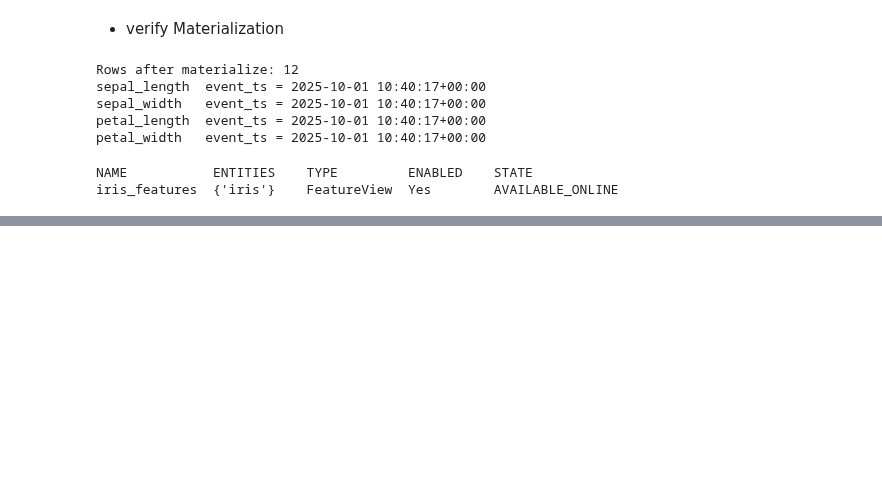
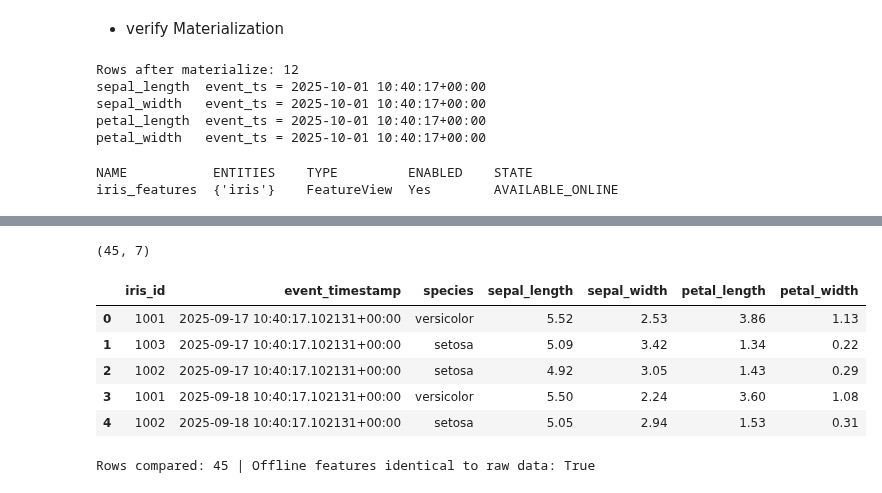
Before and after one commit to Draiken7/21f2000602_MLOPS_WEEKLY_ASSIGNMENT, a Jupyter notebook: week3_feast_iris.ipynb, the cells around one changed output, grey strips where cells are left out. Cells and saved outputs as stored; diff of their text form; code cells hidden in the pictures; blank space fills up the shorter version.

Commit message:
Task 4: train model on features from Feast offline store (point-in-time join); DVC-track model

```diff
--- a/week3_feast_iris.ipynb
+++ b/week3_feast_iris.ipynb
@@ -310,0 +337,13 @@ iris_features  {'iris'}    FeatureView  Yes        AVAILABLE_ONLINE
+# %%
+from feast import FeatureStore
+
+fs = FeatureStore(repo_path="iris_feature_store/feature_repo")
+
+FEATURES = [
+    "iris_features:sepal_length",
+    "iris_features:sepal_width",
+    "iris_features:petal_length",
+    "iris_features:petal_width",
+]
+FEATURE_COLS = [f.split(":")[1] for f in FEATURES]
+print(FEATURE_COLS)
@@ -310,0 +352,6 @@ iris_features  {'iris'}    FeatureView  Yes        AVAILABLE_ONLINE
+# %%
+labels = pd.read_parquet("iris_feature_store/feature_repo/data/iris_data.parquet")
+entity_df = labels[["iris_id", "event_timestamp", "species"]]
+
+print(entity_df.shape)
+entity_df.head()
@@ -310,0 +366,24 @@ iris_features  {'iris'}    FeatureView  Yes        AVAILABLE_ONLINE
+# %%
+training_df = fs.get_historical_features(
+    entity_df=entity_df,
+    features=FEATURES,
+).to_df()
+
+print(training_df.shape)
+training_df.head()
+# %% [output]
+(45, 7)
+|  | iris_id | event_timestamp | species | sepal_length | sepal_width | petal_length | petal_width |
+| 0 | 1001 | 2025-09-17 10:40:17.102131+00:00 | versicolor | 5.52 | 2.53 | 3.86 | 1.13 |
+| 1 | 1003 | 2025-09-17 10:40:17.102131+00:00 | setosa | 5.09 | 3.42 | 1.34 | 0.22 |
+| 2 | 1002 | 2025-09-17 10:40:17.102131+00:00 | setosa | 4.92 | 3.05 | 1.43 | 0.29 |
+| 3 | 1001 | 2025-09-18 10:40:17.102131+00:00 | versicolor | 5.50 | 2.24 | 3.60 | 1.08 |
+| 4 | 1002 | 2025-09-18 10:40:17.102131+00:00 | setosa | 5.05 | 2.94 | 1.53 | 0.31 |
+# %%
+## Verificaiton
+
+check = training_df.merge(labels, on=["iris_id", "event_timestamp"], suffixes=("_feast", "_raw"))
+match = all((check[c + "_feast"] == check[c + "_raw"]).all() for c in FEATURE_COLS)
+print("Rows compared:", len(check), "| Offline features identical to raw data:", match)
+# %% [output]
+Rows compared: 45 | Offline features identical to raw data: True
```
Also changed, not shown: parts of 20 cells of this notebook, 3 other files.
